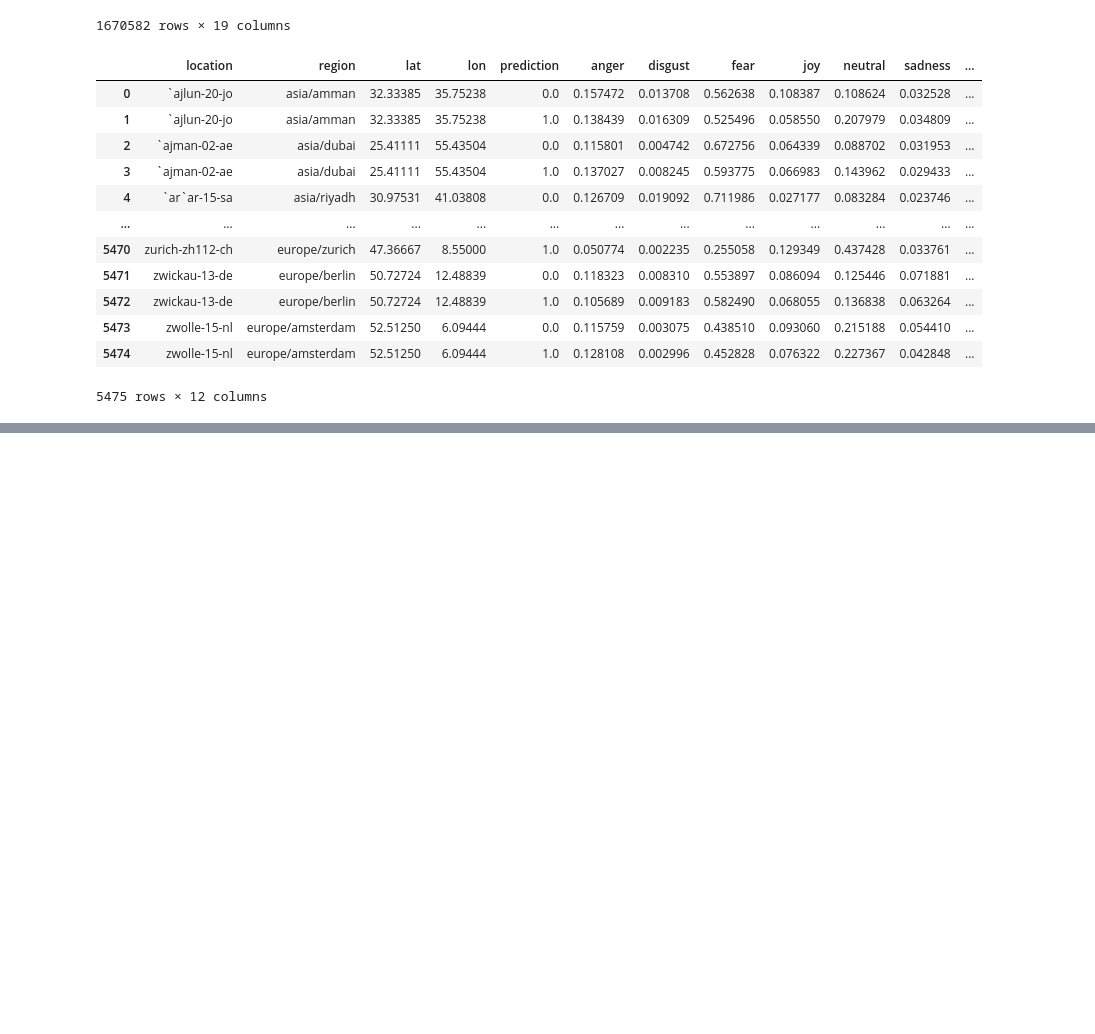
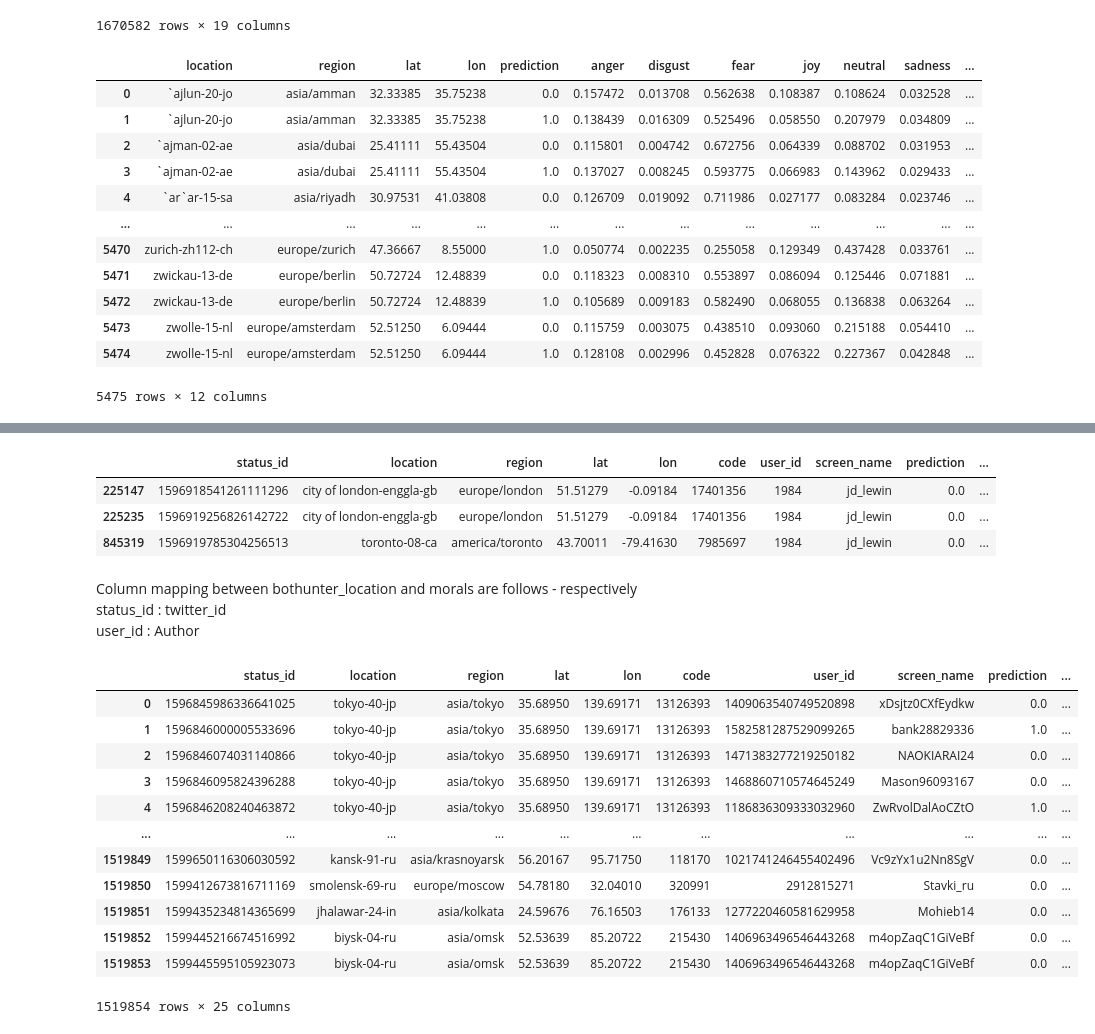
Before and after one commit to tanmayraj/fifa23analysis, a Jupyter notebook: 20230226_Analysis.ipynb, the cells around one changed output, grey strips where cells are left out. Cells and saved outputs as stored; diff of their text form; code cells hidden in the pictures; blank space fills up the shorter version.

```diff
--- a/20230226_Analysis.ipynb
+++ b/20230226_Analysis.ipynb
@@ -361,0 +406,30 @@ pd.DataFrame(df_bothunter_location_emotion.groupby(
+# %%
+searchdf(df_bothunter_location, user_id=1984)
+# %% [output]
+|  | status_id | location | region | lat | lon | code | user_id | screen_name | prediction | ... |
+| 225147 | 1596918541261111296 | city of london-enggla-gb | europe/london | 51.51279 | -0.09184 | 17401356 | 1984 | jd_lewin | 0.0 | ... |
+| 225235 | 1596919256826142722 | city of london-enggla-gb | europe/london | 51.51279 | -0.09184 | 17401356 | 1984 | jd_lewin | 0.0 | ... |
+| 845319 | 1596919785304256513 | toronto-08-ca | america/toronto | 43.70011 | -79.41630 | 7985697 | 1984 | jd_lewin | 0.0 | ... |
+# %% [markdown]
+Column mapping between bothunter_location and morals are follows - respectively
+<br>
+status_id : twitter_id
+<br>
+user_id : Author
+# %%
+df_blm = df_bothunter_location.merge(df_morals, left_on=['user_id', 'status_id'], right_on=['Author', 'twitter_id'])
+df_blm
+# %% [output]
+|  | status_id | location | region | lat | lon | code | user_id | screen_name | prediction | ... |
+| 0 | 1596845986336641025 | tokyo-40-jp | asia/tokyo | 35.68950 | 139.69171 | 13126393 | 1409063540749520898 | xDsjtz0CXfEydkw | 0.0 | ... |
+| 1 | 1596846000005533696 | tokyo-40-jp | asia/tokyo | 35.68950 | 139.69171 | 13126393 | 1582581287529099265 | bank28829336 | 1.0 | ... |
+| 2 | 1596846074031140866 | tokyo-40-jp | asia/tokyo | 35.68950 | 139.69171 | 13126393 | 1471383277219250182 | NAOKIARAI24 | 0.0 | ... |
+| 3 | 1596846095824396288 | tokyo-40-jp | asia/tokyo | 35.68950 | 139.69171 | 13126393 | 1468860710574645249 | Mason96093167 | 0.0 | ... |
+| 4 | 1596846208240463872 | tokyo-40-jp | asia/tokyo | 35.68950 | 139.69171 | 13126393 | 1186836309333032960 | ZwRvolDalAoCZtO | 1.0 | ... |
+| ... | ... | ... | ... | ... | ... | ... | ... | ... | ... | ... |
+| 1519849 | 1599650116306030592 | kansk-91-ru | asia/krasnoyarsk | 56.20167 | 95.71750 | 118170 | 1021741246455402496 | Vc9zYx1u2Nn8SgV | 0.0 | ... |
+| 1519850 | 1599412673816711169 | smolensk-69-ru | europe/moscow | 54.78180 | 32.04010 | 320991 | 2912815271 | Stavki_ru | 0.0 | ... |
+| 1519851 | 1599435234814365699 | jhalawar-24-in | asia/kolkata | 24.59676 | 76.16503 | 176133 | 1277220460581629958 | Mohieb14 | 0.0 | ... |
+| 1519852 | 1599445216674516992 | biysk-04-ru | asia/omsk | 52.53639 | 85.20722 | 215430 | 1406963496546443268 | m4opZaqC1GiVeBf | 0.0 | ... |
+| 1519853 | 1599445595105923073 | biysk-04-ru | asia/omsk | 52.53639 | 85.20722 | 215430 | 1406963496546443268 | m4opZaqC1GiVeBf | 0.0 | ... |
+1519854 rows × 25 columns
```
Also changed, not shown: parts of 21 cells of this notebook, 1 other file.
